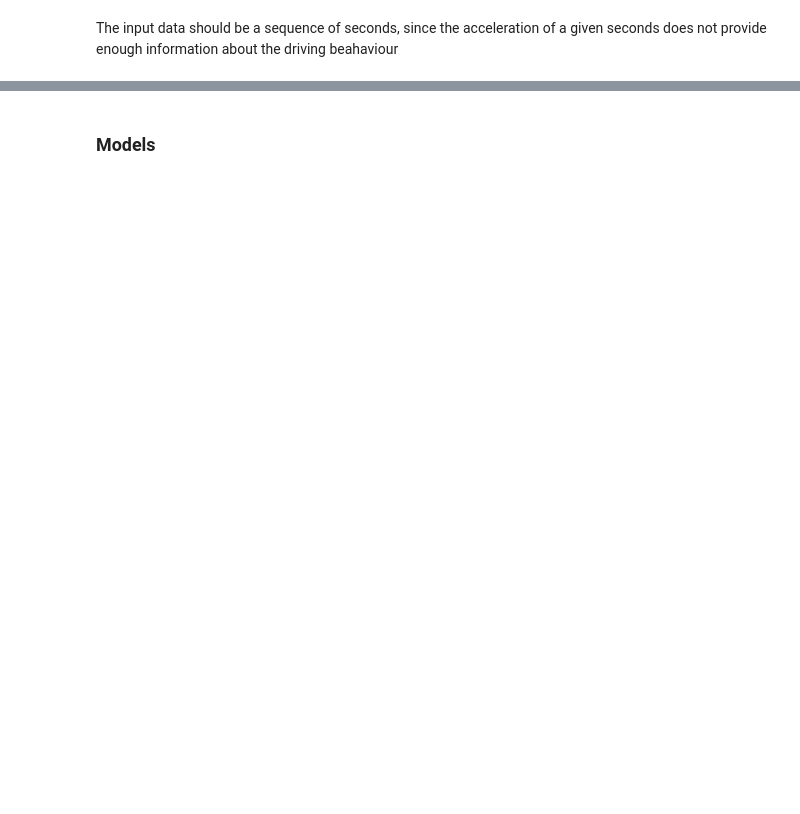
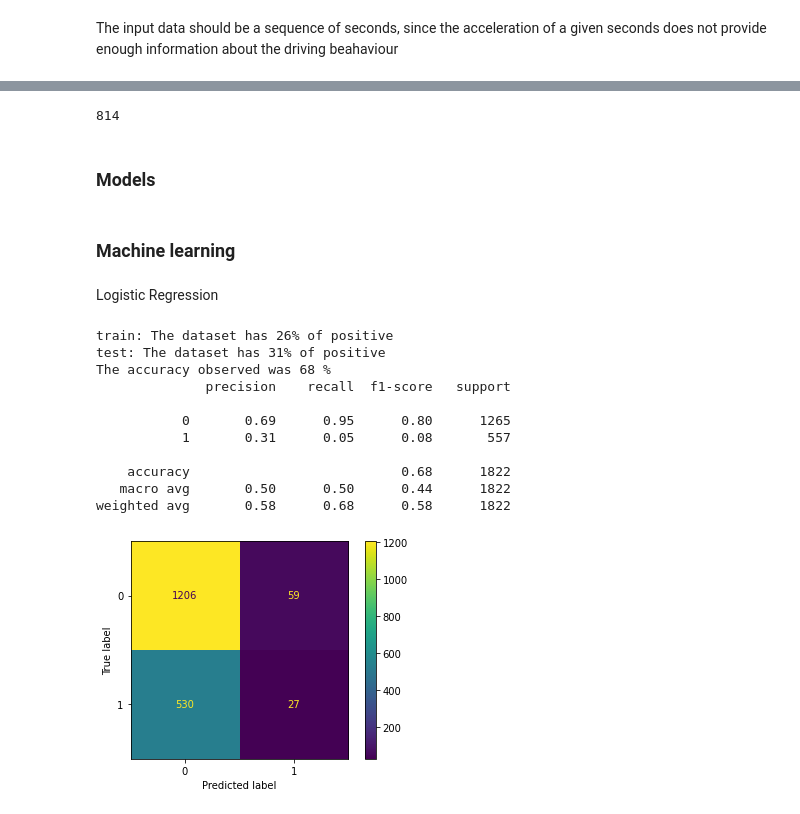
Before and after one commit to estevanmendes/Driving-pattern-EDA-and-AI, a Jupyter notebook: EDA_and_models.ipynb, the cells around one changed output, grey strips where cells are left out. Cells and saved outputs as stored; diff of their text form; code cells hidden in the pictures; blank space fills up the shorter version.

Commit message:
Machine learning models

```diff
--- a/EDA_and_models.ipynb
+++ b/EDA_and_models.ipynb
@@ -404,2 +625,67 @@ X_test_sequence,Y_test_sequece=create_sequences(3,'class_code',[0,1,2],test_data
+# %%
+sum(Y_train==1)
+# %% [output]
+814
 # %% [markdown]
 ### Models
+# %%
+class ClassificationModel():
+    def __init__(self,model,Xtrain,Ytrain,scaler=False,random_state=123,**kwargs):
+        self.random_state=random_state
+        if scaler:
+            self.model=make_pipeline(StandardScaler(),model(**kwargs))
+        else:
+            self.model=model(**kwargs)
+        self.Xtrain=Xtrain
+        self.Ytrain=Ytrain
+        self._get_label_proportion(Ytrain,prefix='train')
+
+
+    def fit(self):
+        np.random.seed(self.random_state)
+        self.model.fit(self.Xtrain,self.Ytrain)
+
+    def evaluate(self,Xtest,Ytest):
+        self._get_label_proportion(Ytest,prefix='test')
+        self.pred=self.model.predict(X_test)
+        self._get_accuracy(Ytest)
+        self._get_confusion_matrix(Ytest)
+        self._get_class_report(Ytest)
+
+    def _get_confusion_matrix(self,Ytest):
+        cm = confusion_matrix(Ytest,self.pred)
+        disp = ConfusionMatrixDisplay(confusion_matrix=cm)
+        disp.plot()
+
+    def _get_class_report(self,Ytest):
+        report=classification_report(Ytest,self.pred)
+        print(report)
+
+    def _get_accuracy(self,Ytest):
+        accuracy=accuracy_score(Ytest,self.pred)
+        print(f'The accuracy observed was {accuracy*100:.0f} %')
+
+    def _get_label_proportion(self,Y,prefix=''):
+        true_rate=sum(Y==1)/len(Y)
+        print(f'{prefix}: The dataset has {true_rate*100:.0f}% of positive')
+# %% [markdown]
+### Machine learning
+# %% [markdown]
+Logistic Regression
+# %%
+LR=ClassificationModel(LogisticRegression,X_train,Y_train,n_jobs=-1)
+LR.fit()
+LR.evaluate(X_val,Y_val)
+# %% [output]
+train: The dataset has 26% of positive
+test: The dataset has 31% of positive
+The accuracy observed was 68 %
+              precision    recall  f1-score   support
+
+           0       0.69      0.95      0.80      1265
+           1       0.31      0.05      0.08       557
+
+    accuracy                           0.68      1822
+   macro avg       0.50      0.50      0.44      1822
+weighted avg       0.58      0.68      0.58      1822
+[figure, added]
```
Also changed, not shown: parts of 62 cells of this notebook.
